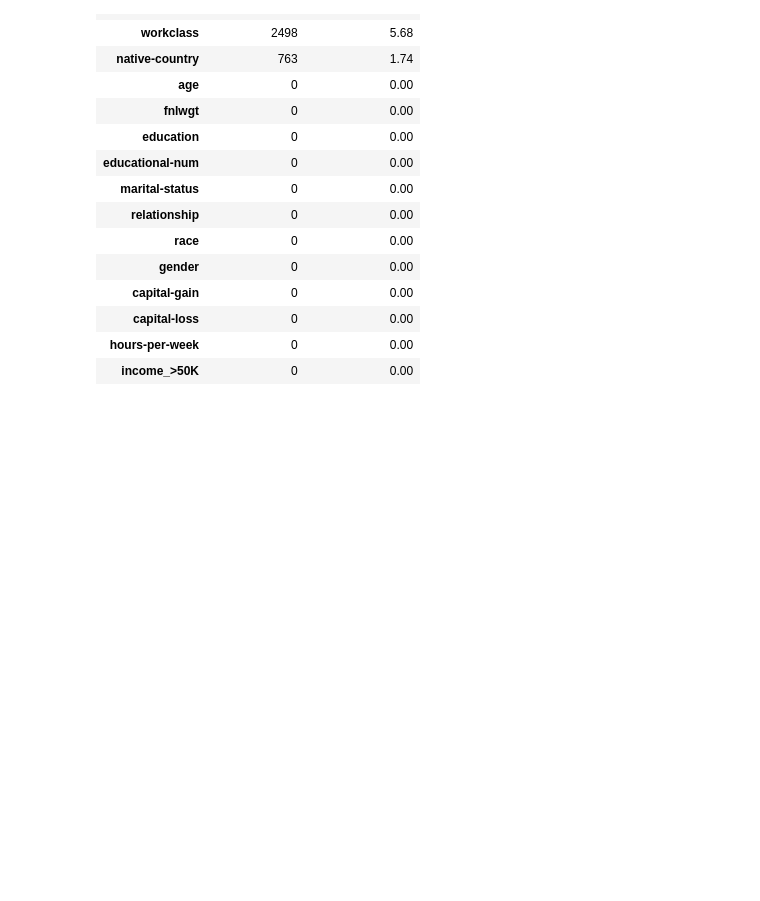
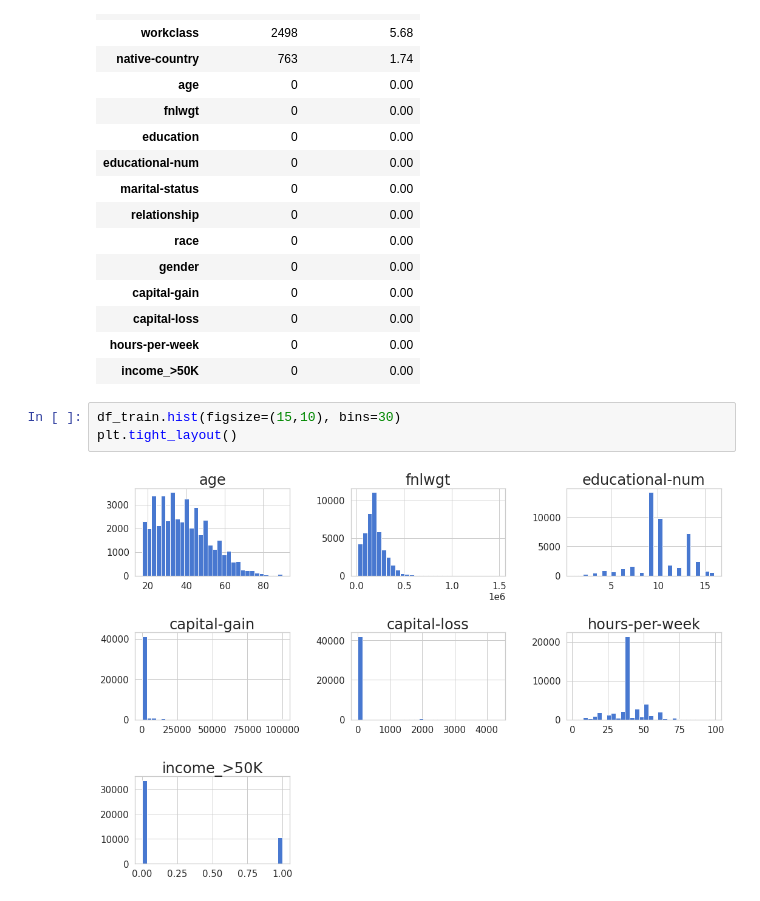
Before and after one commit to heesukjang/Income_Prediction, a Jupyter notebook: Income_Prediction.ipynb, the cells around one changed output. Drawn from its saved outputs; the diff is of its cells as text; blank space fills up the shorter version.

```diff
--- a/Income_Prediction.ipynb
+++ b/Income_Prediction.ipynb
@@ -192,3 +193,8 @@ check_missing_data(df_train)
 | capital-loss | 0 | 0.00 |
 | hours-per-week | 0 | 0.00 |
 | income_>50K | 0 | 0.00 |
+# %%
+df_train.hist(figsize=(15,10), bins=30)
+plt.tight_layout()
+# %% [output]
+[figure, added]
```
Also changed, not shown: parts of 2 cells of this notebook.
